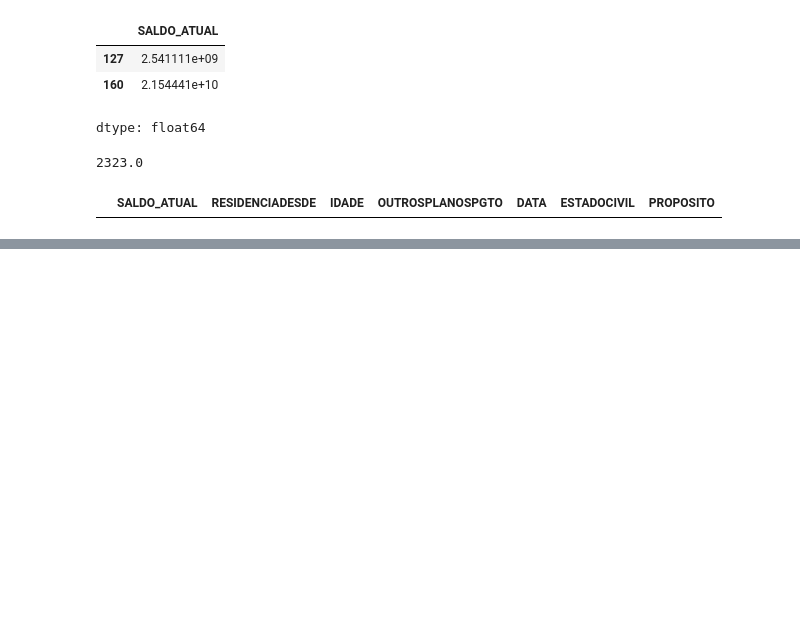
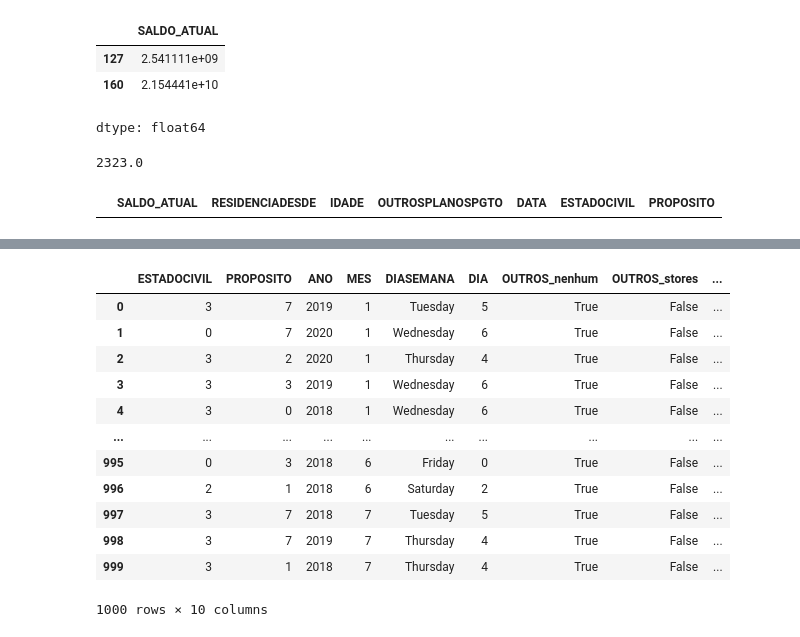
Before and after one commit to luzagoc/data_science, a Jupyter notebook: EngAtributos.ipynb, the cells around one changed output, grey strips where cells are left out. Drawn from its saved outputs; the diff is of its cells as text; code cells hidden in the pictures; blank space fills up the shorter version.

```diff
--- a/EngAtributos.ipynb
+++ b/EngAtributos.ipynb
@@ -126,0 +268,5 @@ X.loc[X['SALDO_ATUAL']>=desv*2]
+# %%
+#ONE HOT ENCODING
+
+z = pd.get_dummies(X['OUTROSPLANOSPGTO'], prefix = 'OUTROS')
+z
@@ -126,0 +303,4 @@ X.loc[X['SALDO_ATUAL']>=desv*2]
+# %%
+sc = StandardScaler()
+m = sc.fit_transform(X.iloc[:,0:3])
+m
@@ -126,0 +315,4 @@ X.loc[X['SALDO_ATUAL']>=desv*2]
+# %%
+#JUNTAR O x, O z E O m
+X = pd.concat([X, z,pd.DataFrame(m,columns=['SALDO_ATUAL_N', 'RESIDENCIADESEDE_N', 'IDADE_N'])], axis=1)
+X.head()
@@ -126,0 +327,18 @@ X.loc[X['SALDO_ATUAL']>=desv*2]
+# %%
+#EXCLUIR COLUNAS INDESEJADAS
+X.drop(columns=['RESIDENCIADESDE', 'IDADE', 'OUTROSPLANOSPGTO', 'DATA', 'OUTROS_banco'], inplace=True, errors='ignore')
+X
+# %% [output]
+|  | ESTADOCIVIL | PROPOSITO | ANO | MES | DIASEMANA | DIA | OUTROS_nenhum | OUTROS_stores | ... |
+| 0 | 3 | 7 | 2019 | 1 | Tuesday | 5 | True | False | ... |
+| 1 | 0 | 7 | 2020 | 1 | Wednesday | 6 | True | False | ... |
+| 2 | 3 | 2 | 2020 | 1 | Thursday | 4 | True | False | ... |
+| 3 | 3 | 3 | 2019 | 1 | Wednesday | 6 | True | False | ... |
+| 4 | 3 | 0 | 2018 | 1 | Wednesday | 6 | True | False | ... |
+| ... | ... | ... | ... | ... | ... | ... | ... | ... | ... |
+| 995 | 0 | 3 | 2018 | 6 | Friday | 0 | True | False | ... |
+| 996 | 2 | 1 | 2018 | 6 | Saturday | 2 | True | False | ... |
+| 997 | 3 | 7 | 2018 | 7 | Tuesday | 5 | True | False | ... |
+| 998 | 3 | 7 | 2019 | 7 | Thursday | 4 | True | False | ... |
+| 999 | 3 | 1 | 2018 | 7 | Thursday | 4 | True | False | ... |
+1000 rows × 10 columns
```
Also changed, not shown: parts of 15 cells of this notebook.
